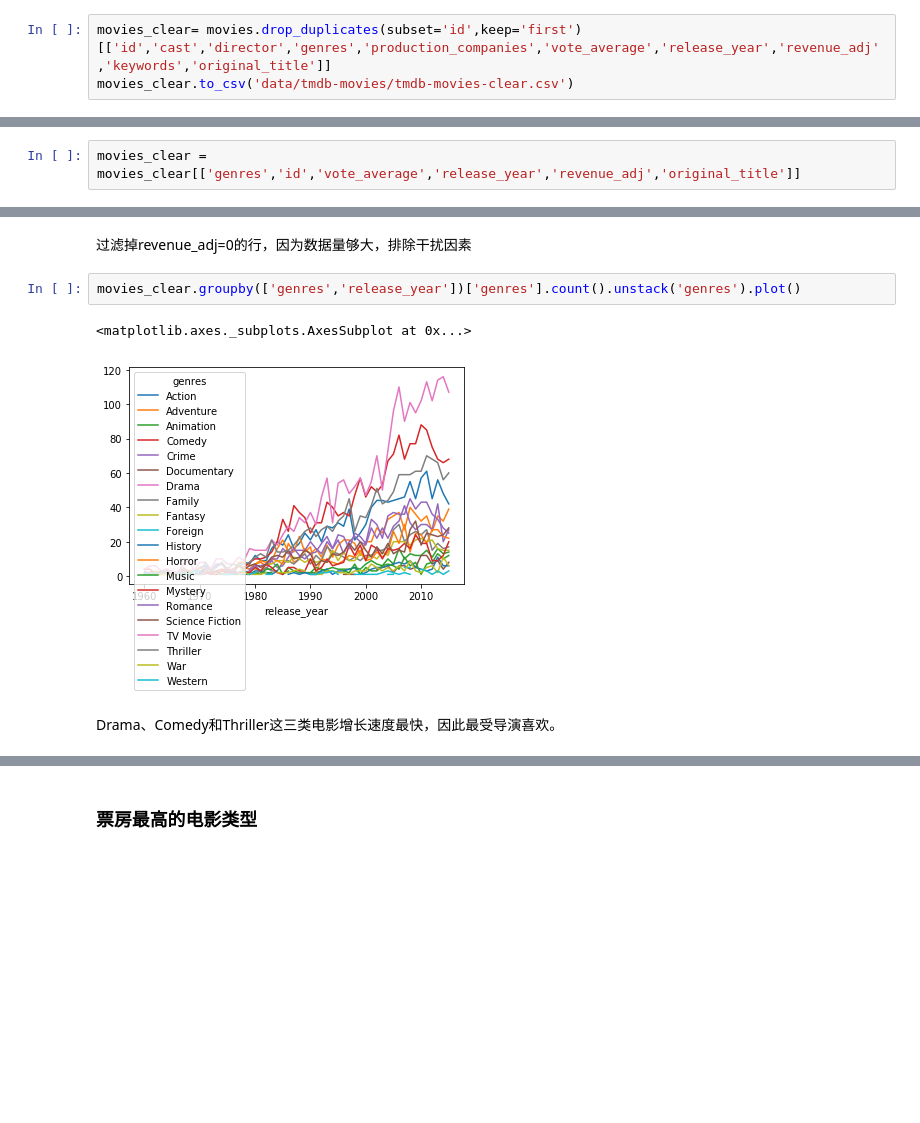
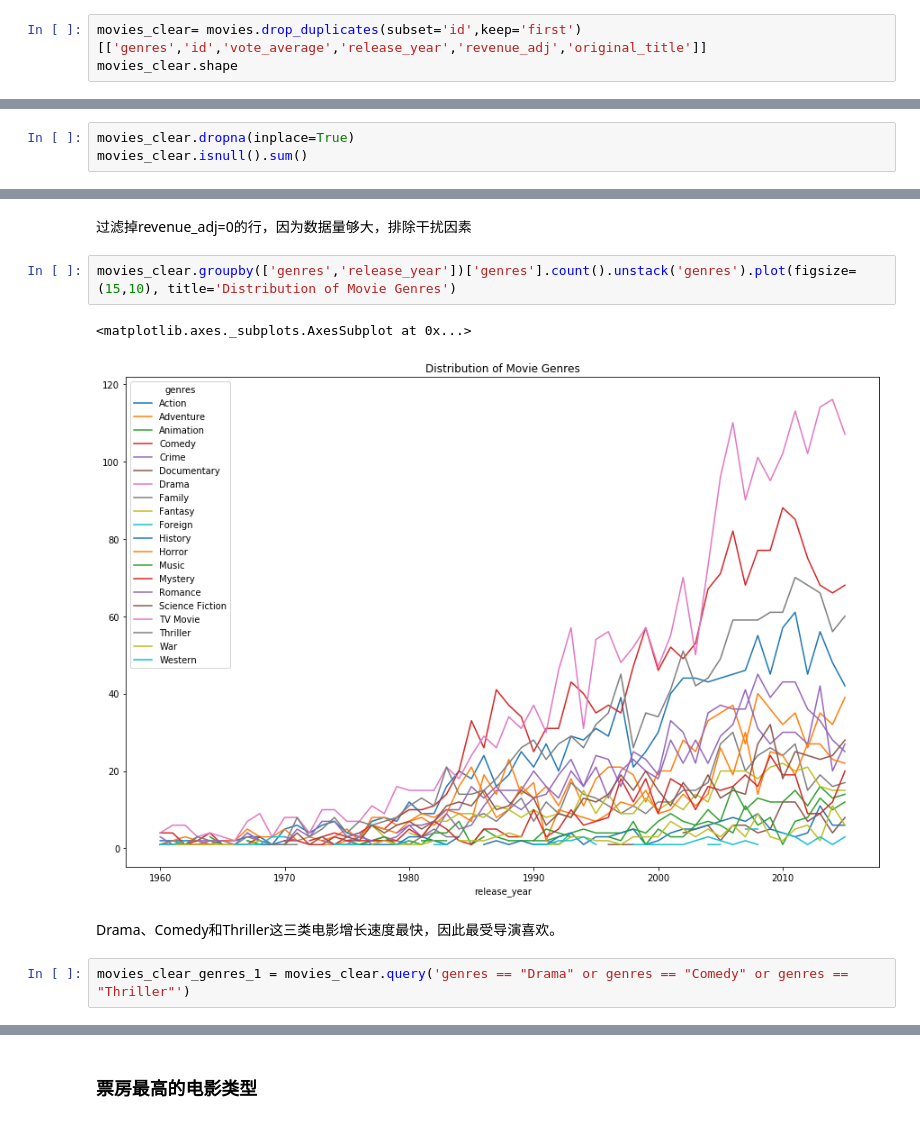
Before and after one commit to stoneboy100200/deep_learning_primary, a Jupyter notebook: [T1P3]investigate_dataset/Investigate_a_Dataset-zh.ipynb, the cells around one changed output, grey strips where cells are left out. Drawn from its saved outputs; the diff is of its cells as text; blank space fills up the shorter version.

```diff
--- a/[T1P3]investigate_dataset/Investigate_a_Dataset-zh.ipynb
+++ b/[T1P3]investigate_dataset/Investigate_a_Dataset-zh.ipynb
@@ -101,5 +101,5 @@ movies.duplicated().sum()
 
 ### 数据清理
 # %%
-movies_clear= movies.drop_duplicates(subset='id',keep='first')[['id','cast','director','genres','production_companies','vote_average','release_year','revenue_adj','keywords','original_title']]
-movies_clear.to_csv('data/tmdb-movies/tmdb-movies-clear.csv')
+movies_clear= movies.drop_duplicates(subset='id',keep='first')[['genres','id','vote_average','release_year','revenue_adj','original_title']]
+movies_clear.shape
@@ -113,0 +128,3 @@ movies_clear.duplicated().sum()
+# %%
+movies_clear.dropna(inplace=True)
+movies_clear.isnull().sum()
@@ -122,5 +156,3 @@ movies_clear = movies_clear.drop('genres', axis=1).join(
         movies_clear['genres'].str.split('|', expand=True).stack().reset_index(level=1, drop=True).rename('genres'))
 # %% [markdown]
 按‘|’分隔，并整合数据
-# %%
-movies_clear = movies_clear[['genres','id','vote_average','release_year','revenue_adj','original_title']]
@@ -140,9 +170,11 @@ movies_clear.shape
 # %% [markdown]
 过滤掉revenue_adj=0的行，因为数据量够大，排除干扰因素
 # %%
-movies_clear.groupby(['genres','release_year'])['genres'].count().unstack('genres').plot()
+movies_clear.groupby(['genres','release_year'])['genres'].count().unstack('genres').plot(figsize=(15,10), title='Distribution of Movie Genres')
 # %% [output]
 <matplotlib.axes._subplots.AxesSubplot at 0x...>
-[figure, old version]
+[figure, new version]
 # %% [markdown]
 Drama、Comedy和Thriller这三类电影增长速度最快，因此最受导演喜欢。
+# %%
+movies_clear_genres_1 = movies_clear.query('genres == "Drama" or genres == "Comedy" or genres == "Thriller"')
```
Also changed, not shown: parts of 24 cells of this notebook, 2 other files.
